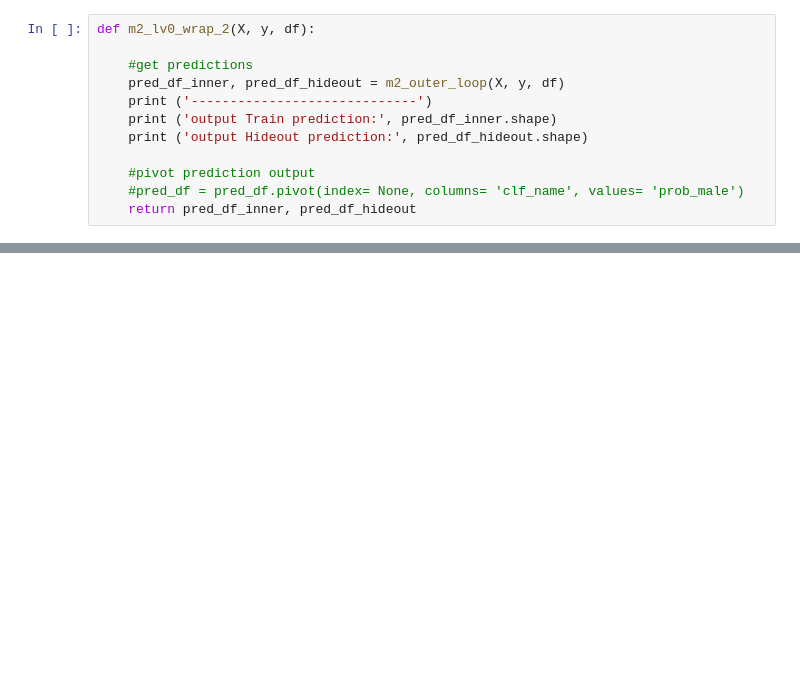
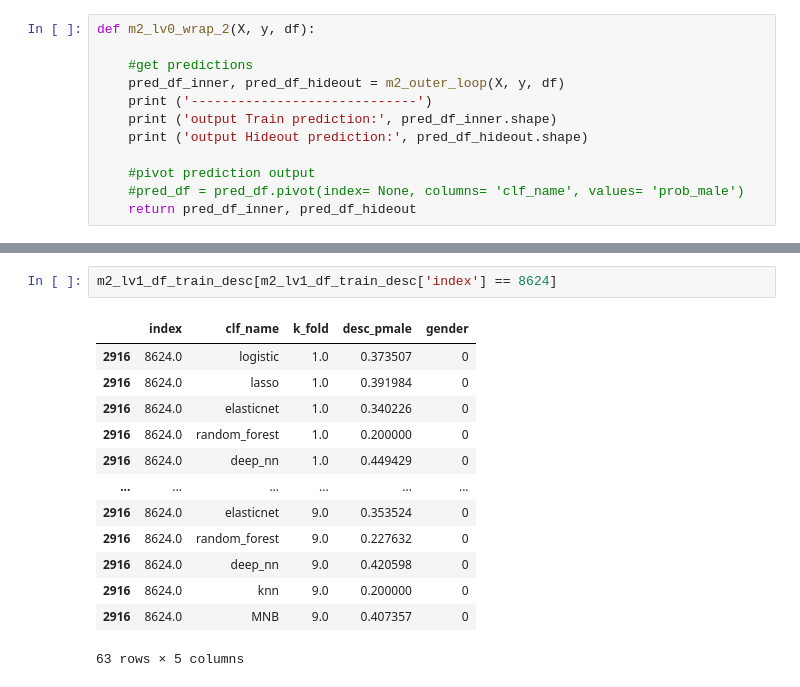
Before and after one commit to Liam-LT/NLP-TweetProfiler, a Jupyter notebook: Model1.ipynb, the cells around one changed output, grey strips where cells are left out. Drawn from its saved outputs; the diff is of its cells as text; blank space fills up the shorter version.

```diff
--- a/Model1.ipynb
+++ b/Model1.ipynb
@@ -775,0 +1122,16 @@ m2_lv1_df_hideout.head(11)
+# %%
+m2_lv1_df_train_desc[m2_lv1_df_train_desc['index'] == 8624]
+# %% [output]
+|  | index | clf_name | k_fold | desc_pmale | gender |
+| 2916 | 8624.0 | logistic | 1.0 | 0.373507 | 0 |
+| 2916 | 8624.0 | lasso | 1.0 | 0.391984 | 0 |
+| 2916 | 8624.0 | elasticnet | 1.0 | 0.340226 | 0 |
+| 2916 | 8624.0 | random_forest | 1.0 | 0.200000 | 0 |
+| 2916 | 8624.0 | deep_nn | 1.0 | 0.449429 | 0 |
+| ... | ... | ... | ... | ... | ... |
+| 2916 | 8624.0 | elasticnet | 9.0 | 0.353524 | 0 |
+| 2916 | 8624.0 | random_forest | 9.0 | 0.227632 | 0 |
+| 2916 | 8624.0 | deep_nn | 9.0 | 0.420598 | 0 |
+| 2916 | 8624.0 | knn | 9.0 | 0.200000 | 0 |
+| 2916 | 8624.0 | MNB | 9.0 | 0.407357 | 0 |
+63 rows × 5 columns
```
Also changed, not shown: parts of 77 cells of this notebook.
